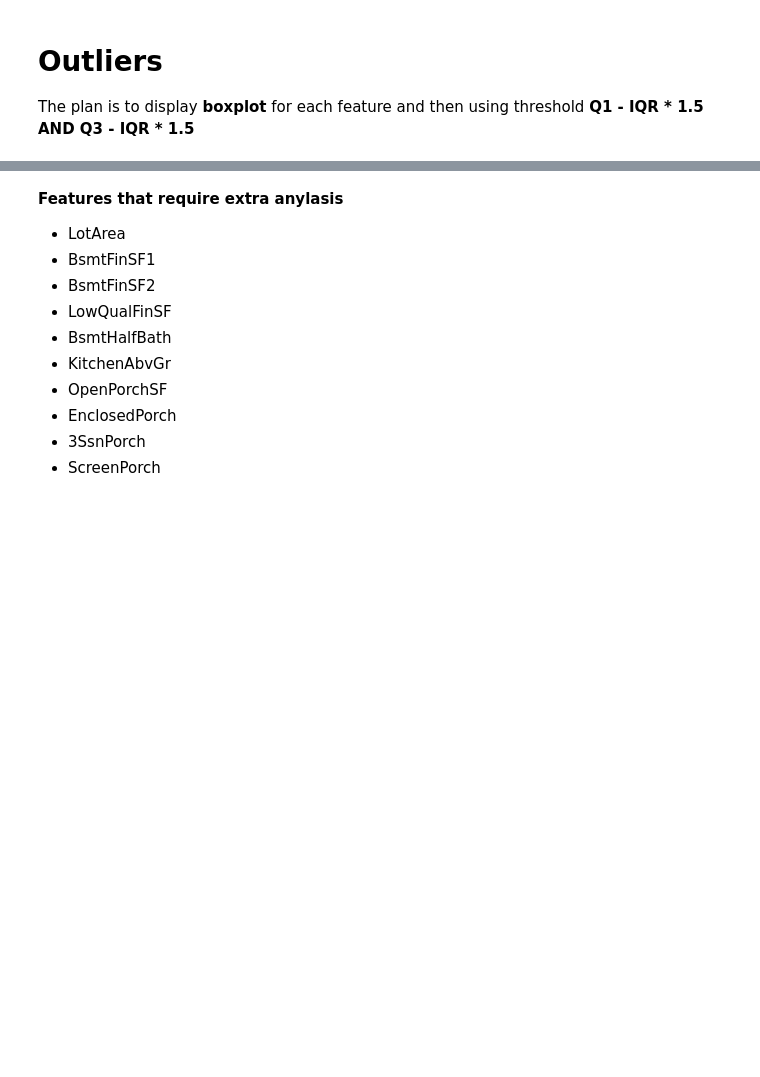
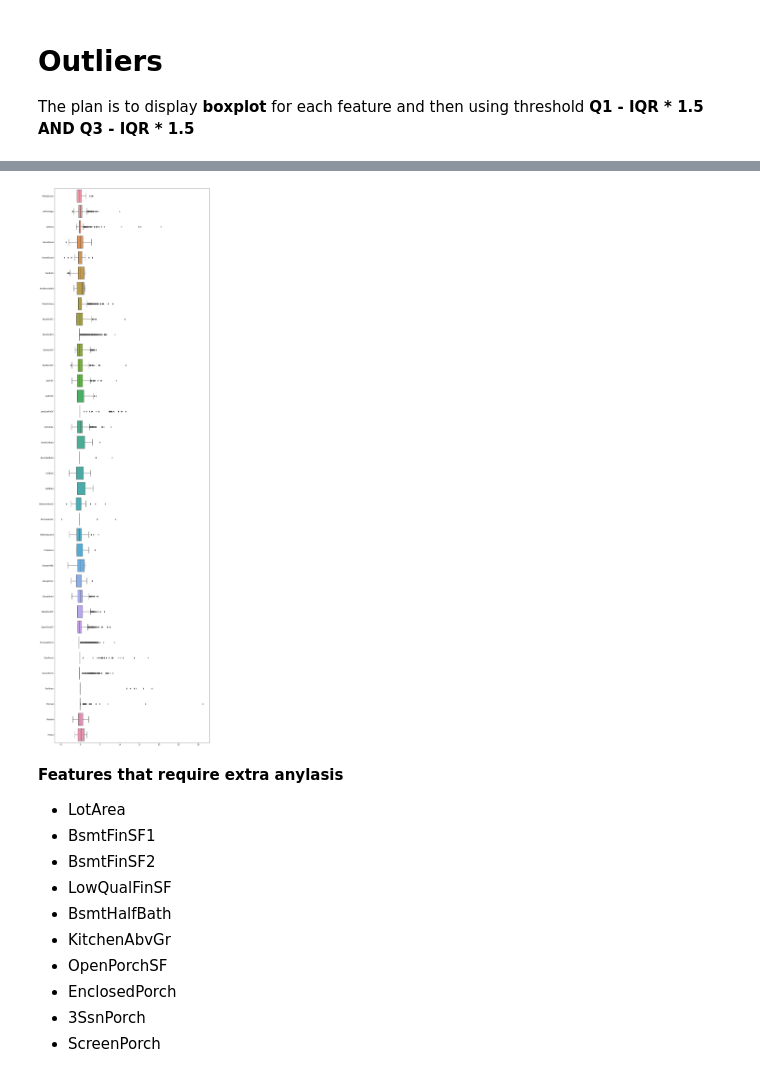
Before and after one commit to Justdek-code/data-science, a Jupyter notebook: house_prices_prediction/house_prices_prediction.ipynb, the cells around one changed output, grey strips where cells are left out. Saved outputs shown, nothing was run; the diff lists cells and outputs as text; code cells hidden in the pictures; blank space fills up the shorter version.

Commit message:
outliers analysis, missing values analysis, start categorical data analysis

```diff
--- a/house_prices_prediction/house_prices_prediction.ipynb
+++ b/house_prices_prediction/house_prices_prediction.ipynb
@@ -203,0 +224,3 @@ sns.histplot(garage_building_year);
+# %%
+scaler = StandardScaler()
+scaler.fit(numerical_data)
@@ -203,0 +229,3 @@ sns.histplot(garage_building_year);
+# %%
+scaled_numerical_data = scaler.transform(numerical_data)
+scaled_numerical_data = pd.DataFrame(scaled_numerical_data, columns=list(numerical_data))
@@ -226,3 +249,9 @@ for feature in list(numerical_data):
+# %%
+plt.figure(figsize=(15, 55))
+
+sns.boxplot(data=scaled_numerical_data, orient='horizontal');
+# %% [output]
+[figure, added]
 # %% [markdown]
 **Features that require extra anylasis**
 
```
Also changed, not shown: parts of 24 cells of this notebook.
